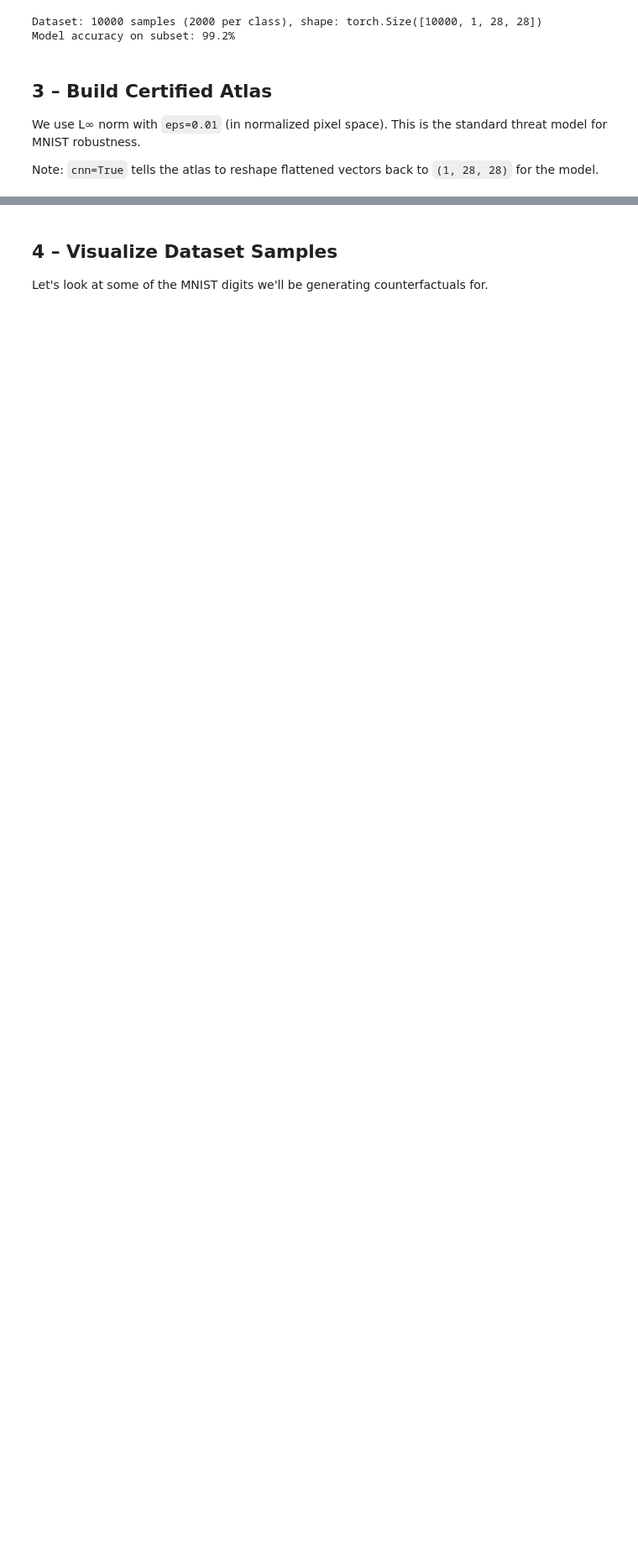
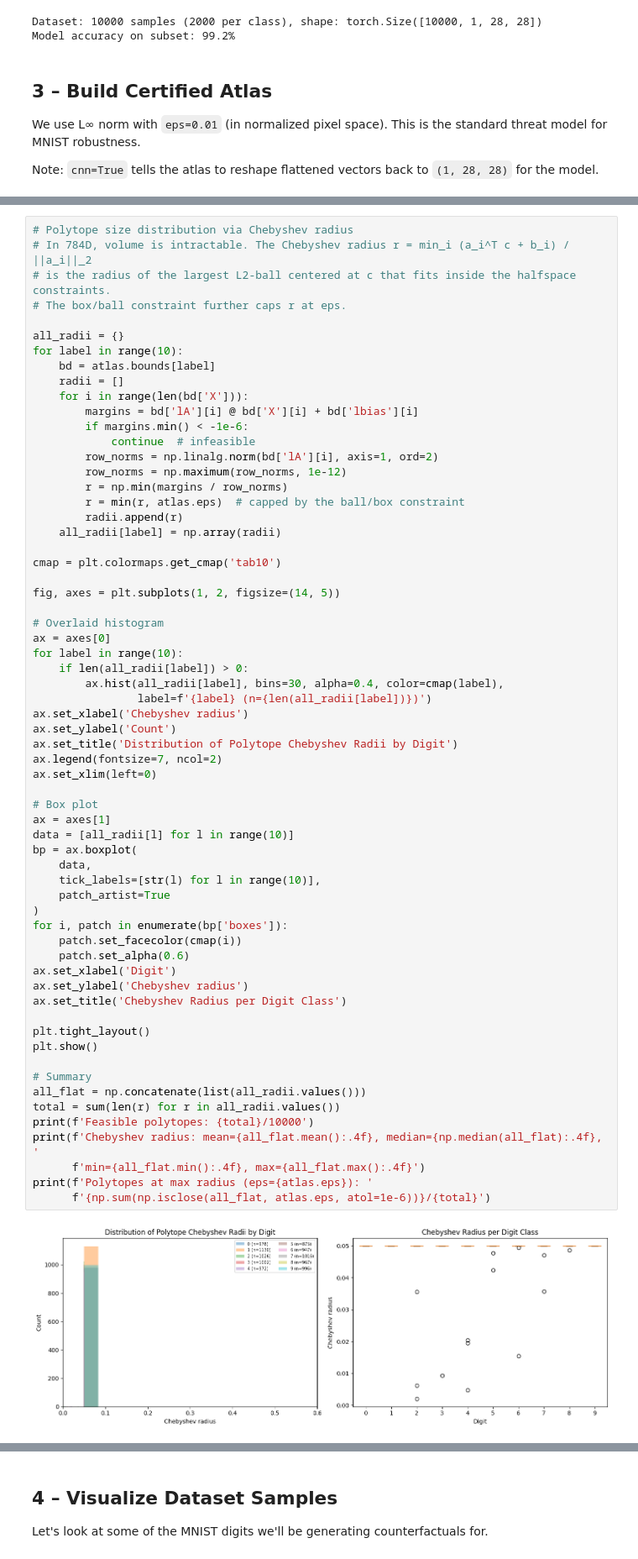
Before and after one commit to GabrielePintus/PreimageCounterfactualSampling, a Jupyter notebook: 3 - MNIST counterfactual sampling.ipynb, the cells around one changed output, grey strips where cells are left out. Shown at 84% size. Cells and saved outputs as stored; diff of their text form; blank space fills up the shorter version.

```diff
--- a/3 - MNIST counterfactual sampling.ipynb
+++ b/3 - MNIST counterfactual sampling.ipynb
@@ -163,0 +164,65 @@ Total: 9843/10000 (98%)
+# %%
+# Polytope size distribution via Chebyshev radius
+# In 784D, volume is intractable. The Chebyshev radius r = min_i (a_i^T c + b_i) / ||a_i||_2
+# is the radius of the largest L2-ball centered at c that fits inside the halfspace constraints.
+# The box/ball constraint further caps r at eps.
+
+all_radii = {}
+for label in range(10):
+    bd = atlas.bounds[label]
+    radii = []
+    for i in range(len(bd['X'])):
+        margins = bd['lA'][i] @ bd['X'][i] + bd['lbias'][i]
+        if margins.min() < -1e-6:
+            continue  # infeasible
+        row_norms = np.linalg.norm(bd['lA'][i], axis=1, ord=2)
+        row_norms = np.maximum(row_norms, 1e-12)
+        r = np.min(margins / row_norms)
+        r = min(r, atlas.eps)  # capped by the ball/box constraint
+        radii.append(r)
+    all_radii[label] = np.array(radii)
+
+cmap = plt.colormaps.get_cmap('tab10')
+
+fig, axes = plt.subplots(1, 2, figsize=(14, 5))
+
+# Overlaid histogram
+ax = axes[0]
+for label in range(10):
+    if len(all_radii[label]) > 0:
+        ax.hist(all_radii[label], bins=30, alpha=0.4, color=cmap(label),
+                label=f'{label} (n={len(all_radii[label])})')
+ax.set_xlabel('Chebyshev radius')
+ax.set_ylabel('Count')
+ax.set_title('Distribution of Polytope Chebyshev Radii by Digit')
+ax.legend(fontsize=7, ncol=2)
+ax.set_xlim(left=0)
+
+# Box plot
+ax = axes[1]
+data = [all_radii[l] for l in range(10)]
+bp = ax.boxplot(
+    data,
+    tick_labels=[str(l) for l in range(10)],
+    patch_artist=True
+)
+for i, patch in enumerate(bp['boxes']):
+    patch.set_facecolor(cmap(i))
+    patch.set_alpha(0.6)
+ax.set_xlabel('Digit')
+ax.set_ylabel('Chebyshev radius')
+ax.set_title('Chebyshev Radius per Digit Class')
+
+plt.tight_layout()
+plt.show()
+
+# Summary
+all_flat = np.concatenate(list(all_radii.values()))
+total = sum(len(r) for r in all_radii.values())
+print(f'Feasible polytopes: {total}/10000')
+print(f'Chebyshev radius: mean={all_flat.mean():.4f}, median={np.median(all_flat):.4f}, '
+      f'min={all_flat.min():.4f}, max={all_flat.max():.4f}')
+print(f'Polytopes at max radius (eps={atlas.eps}): '
+      f'{np.sum(np.isclose(all_flat, atlas.eps, atol=1e-6))}/{total}')
+# %% [output]
+[figure, added]
```
Also changed, not shown: parts of 12 cells of this notebook.
